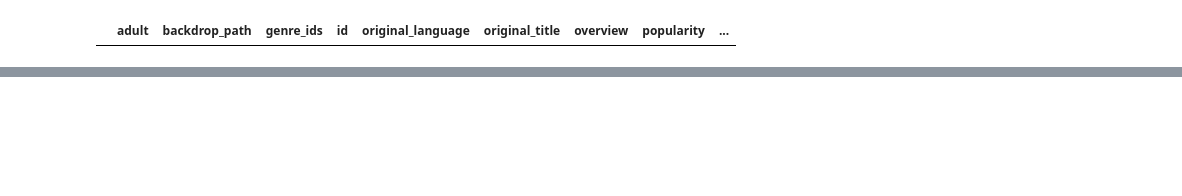
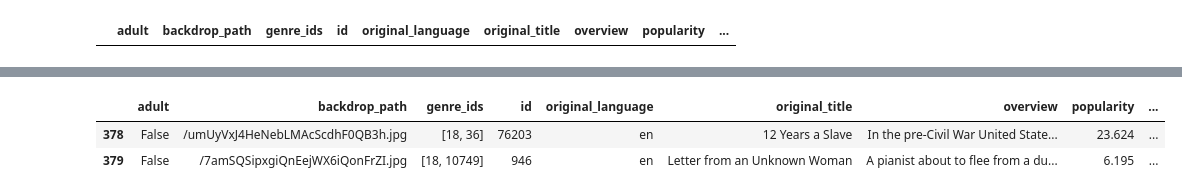
Before and after one commit to divyakumar95/ProgrammingDA_CA, a Jupyter notebook: Prog_Da_CA02.ipynb, the cells around one changed output, grey strips where cells are left out. Saved outputs shown, nothing was run; the diff lists cells and outputs as text; code cells hidden in the pictures; blank space fills up the shorter version.

```diff
--- a/Prog_Da_CA02.ipynb
+++ b/Prog_Da_CA02.ipynb
@@ -16,15 +26,11 @@ WARNING: Discarding https://files.pythonhosted.org/packages/5a/04/623370ba35a1e4
 # %%
-import requests,json
+def pull_data(pages):
+  resp_list = []
+  for i in range(1,pages):
+    Full_url = 'https://api.themoviedb.org/3/movie/top_rated?api_key='+api_key+'&language=en-US&page='+str(i)
+    resp = requests.get(Full_url)
+    x = resp.json()
+    resp_list.append(x)
+  return resp_list
 
-api_key_path = '/content/drive/MyDrive/DataAnalytics/tmdb_apikey.txt'
-with open(api_key_path,'r+') as f:
-  api_key = f.read()
-
-pages = 5
-a = []
-for i in range(1,pages):
-  Full_url = 'https://api.themoviedb.org/3/movie/top_rated?api_key='+api_key+'&language=en-US&page='+str(i)
-  resp = requests.get(Full_url)
-  x = resp.json()
-  a.append(x)
-print(a)
+resp = pull_data(20)
@@ -66,0 +102,6 @@ memory usage: 43.9+ KB
+# %%
+data.tail(2)
+# %% [output]
+|  | adult | backdrop_path | genre_ids | id | original_language | original_title | overview | popularity | ... |
+| 378 | False | /umUyVxJ4HeNebLMAcScdhF0QB3h.jpg | [18, 36] | 76203 | en | 12 Years a Slave | In the pre-Civil War United State... | 23.624 | ... |
+| 379 | False | /7amSQSipxgiQnEejWX6iQonFrZI.jpg | [18, 10749] | 946 | en | Letter from an Unknown Woman | A pianist about to flee from a du... | 6.195 | ... |
```
Also changed, not shown: parts of 28 cells of this notebook.
